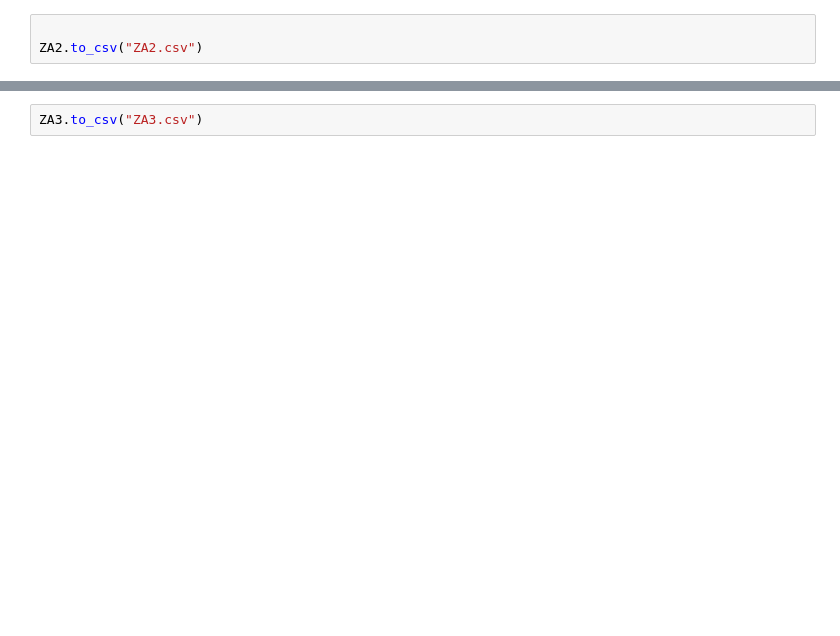
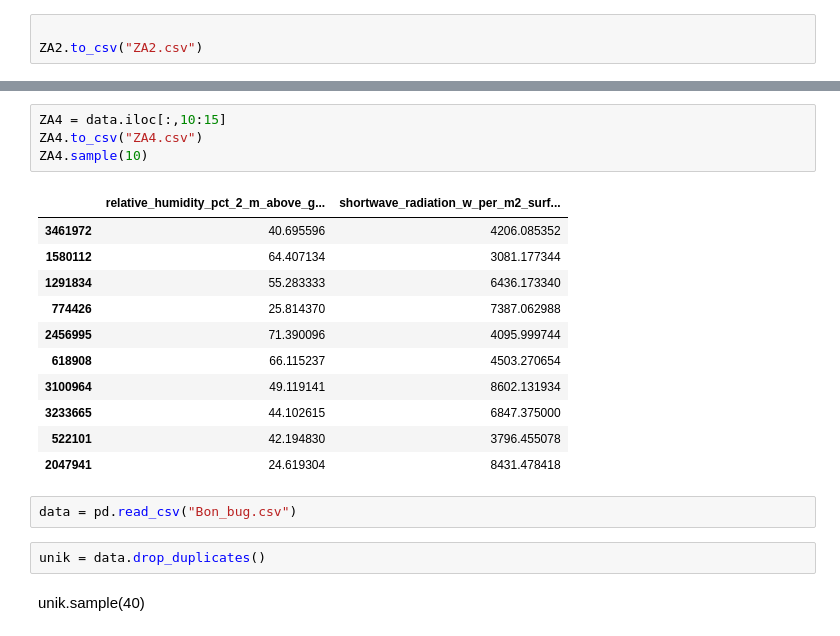
Before and after one commit to maxime-henry/WeatherApp, a Jupyter notebook: test.ipynb, the cells around one changed output, grey strips where cells are left out. Cells and saved outputs as stored; diff of their text form; blank space fills up the shorter version.

```diff
--- a/test.ipynb
+++ b/test.ipynb
@@ -263,2 +264,22 @@ ZA3.sample(10)
-# %%
-ZA3.to_csv("ZA3.csv")
+# %%
+ZA4 = data.iloc[:,10:15]
+ZA4.to_csv("ZA4.csv")
+ZA4.sample(10)
+# %% [output]
+|  | relative_humidity_pct_2_m_above_g... | shortwave_radiation_w_per_m2_surf... |
+| 3461972 | 40.695596 | 4206.085352 |
+| 1580112 | 64.407134 | 3081.177344 |
+| 1291834 | 55.283333 | 6436.173340 |
+| 774426 | 25.814370 | 7387.062988 |
+| 2456995 | 71.390096 | 4095.999744 |
+| 618908 | 66.115237 | 4503.270654 |
+| 3100964 | 49.119141 | 8602.131934 |
+| 3233665 | 44.102615 | 6847.375000 |
+| 522101 | 42.194830 | 3796.455078 |
+| 2047941 | 24.619304 | 8431.478418 |
+# %%
+data = pd.read_csv("Bon_bug.csv")
+# %%
+unik = data.drop_duplicates()
+# %% [markdown]
+unik.sample(40)
```
Also changed, not shown: parts of 5 cells of this notebook, 5 other files.
